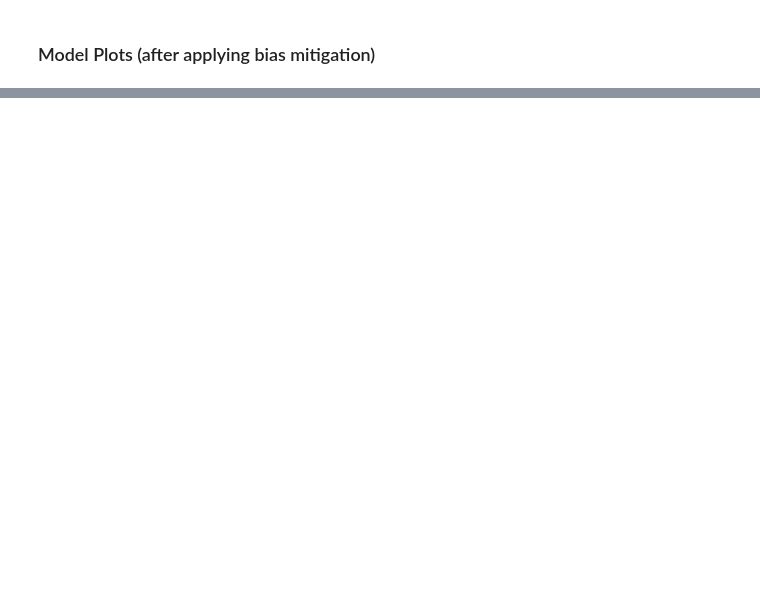
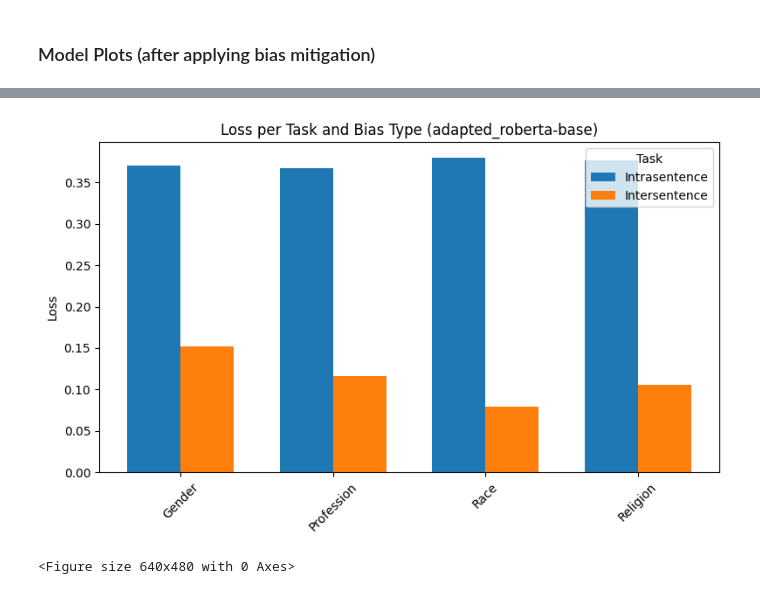
Before and after one commit to Abudo-S/MindTheGap, a Jupyter notebook: MindTheGap.ipynb, the cells around one changed output, grey strips where cells are left out. Drawn from its saved outputs; the diff is of its cells as text; code cells hidden in the pictures; blank space fills up the shorter version.

```diff
--- a/MindTheGap.ipynb
+++ b/MindTheGap.ipynb
@@ -731,6 +882,9 @@ plot_score_records(intra_data, inter_data, nsp_model.model_name)
 # %%
 #visualize loss per bias target and task types
 intra_loss = [intra[bias]["Loss"] for bias in bias_types]
 inter_loss = [inter[bias]["Loss"] for bias in bias_types]
 
-plot_loss_scores(intra_loss, inter_loss, nsp_model.model_name)
+plot_loss_scores(intra_loss, inter_loss, mlm_model.model_name)
+# %% [output]
+[figure, added]
+<Figure size 640x480 with 0 Axes>
```
Also changed, not shown: parts of 11 cells of this notebook.
